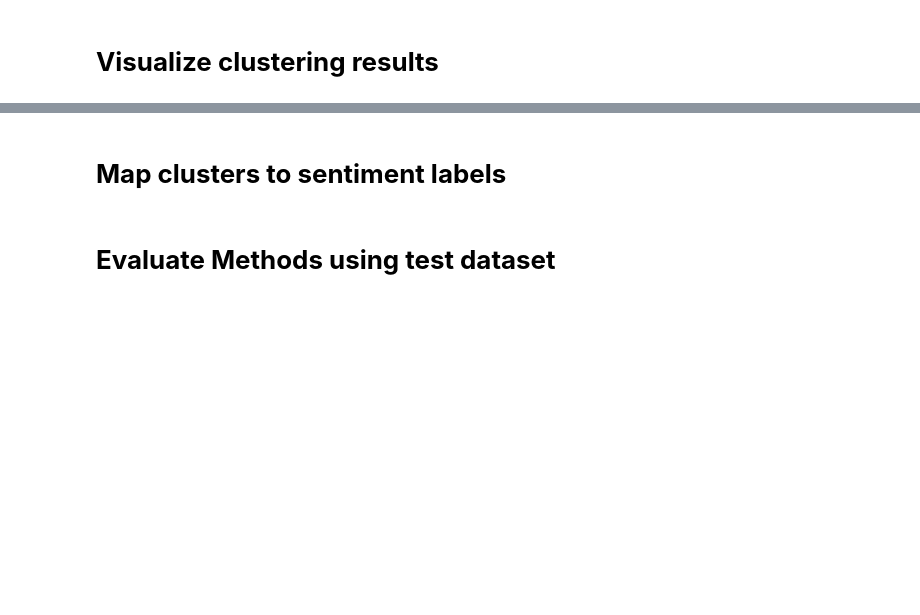
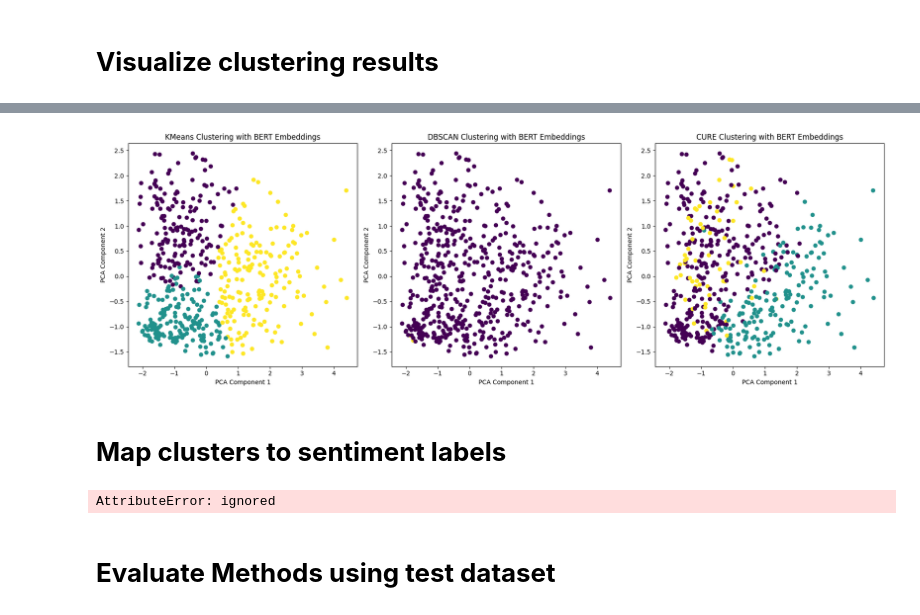
Before and after one commit to ZiyuZhang1/computational-tools-for-DS, a Jupyter notebook: Sentiment_Analysis_yaxin.ipynb, the cells around one changed output, grey strips where cells are left out. Cells and saved outputs as stored; diff of their text form; code cells hidden in the pictures; blank space fills up the shorter version.

```diff
--- a/Sentiment_Analysis_yaxin.ipynb
+++ b/Sentiment_Analysis_yaxin.ipynb
@@ -338,10 +336,19 @@ num_clusters = 3
 
 ### KMeans
 kmeans = KMeans(n_clusters=num_clusters)
-clusters = kmeans.fit_predict(averaged_embeddings)
-labels = kmeans.labels_
-print(labels)
+Bert_KMeans_clusters = kmeans.fit_predict(averaged_embeddings)
+Bert_KMeans_lebles = kmeans.labels_
+print("KMeans Cluster assignments using Bert Embeddings:", Bert_KMeans_lebles)
 ### DBSCAN
+dbscan = DBSCAN(eps=0.5, min_samples=2)
+Bert_DBSCAN_clusters = dbscan.fit_predict(averaged_embeddings)
+Bert_DBSCAN_lables = dbscan.labels_
+print("DBSCAN Cluster assignments using Bert Embeddings:", Bert_DBSCAN_lables)
+### CURE
+n_clusters = 3
+n_representatives = 5
+shrink_factor = 0.5
+Bert_CURE_clusters = cure_clustering(averaged_embeddings, n_clusters, n_representatives, shrink_factor)
 
-### CURE
+print("CURE Cluster assignments using Bert Embeddings:", Bert_CURE_clusters)
 # %% [output]
@@ -394,3 +411,36 @@ plt.show()
+# %%
+import matplotlib.pyplot as plt
+from sklearn.decomposition import PCA
+
+# PCA for dimensionality reduction to 2D
+pca = PCA(n_components=2)
+reduced_embeddings = pca.fit_transform(averaged_embeddings)
+
+# Creating a figure with 3 subplots
+fig, axes = plt.subplots(1, 3, figsize=(18, 6))
+
+# Plotting KMeans results
+axes[0].scatter(reduced_embeddings[:, 0], reduced_embeddings[:, 1], c=Bert_KMeans_lebles, cmap='viridis')
+axes[0].set_title('KMeans Clustering with BERT Embeddings')
+axes[0].set_xlabel('PCA Component 1')
+axes[0].set_ylabel('PCA Component 2')
+
+# Plotting DBSCAN results
+axes[1].scatter(reduced_embeddings[:, 0], reduced_embeddings[:, 1], c=Bert_DBSCAN_lables, cmap='viridis')
+axes[1].set_title('DBSCAN Clustering with BERT Embeddings')
+axes[1].set_xlabel('PCA Component 1')
+axes[1].set_ylabel('PCA Component 2')
+
+# Plotting CURE results
+axes[2].scatter(reduced_embeddings[:, 0], reduced_embeddings[:, 1], c=Bert_CURE_clusters, cmap='viridis')
+axes[2].set_title('CURE Clustering with BERT Embeddings')
+axes[2].set_xlabel('PCA Component 1')
+axes[2].set_ylabel('PCA Component 2')
+
+plt.tight_layout()
+plt.show()
+# %% [output]
+[figure, added]
 # %% [markdown]
 # **Map clusters to sentiment labels**
 # %%
@@ -407,7 +457,7 @@ def get_most_common_words(texts, top_n=10):
 # Example data
 texts = tokenized_texts
 
-cluster_assignments = labels  # Cluster assignments for each text
+cluster_assignments = Bert_KMeans_lebles  # Cluster assignments for each text
 
 # Group texts by clusters
 clustered_texts = {i: [] for i in range(3)}  # Assuming 3 clusters
@@ -430,6 +480,8 @@ for cluster, words in frequent_words_by_cluster.items():
     print(f"Cluster {cluster} (Inferred Sentiment: {sentiment_labels[cluster]}):")
     print(", ".join([word for word, _ in words]))
     print()
+# %% [output]
+AttributeError: ignored
 # %% [markdown]
 # **Evaluate Methods using test dataset**
 # %%
```
Also changed, not shown: parts of 8 cells of this notebook.
